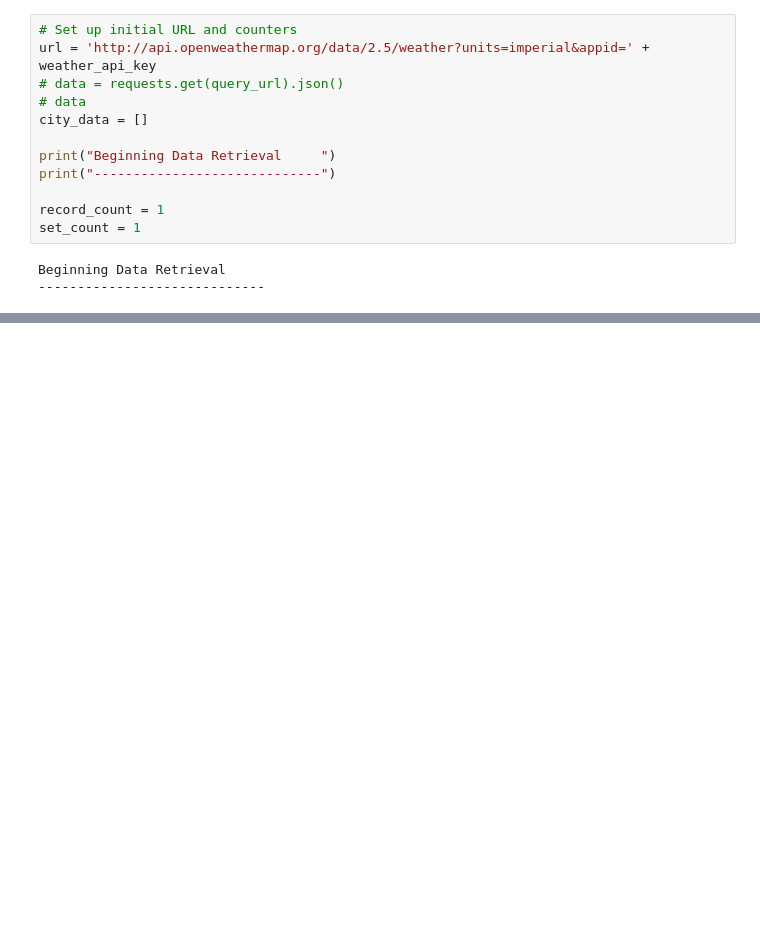
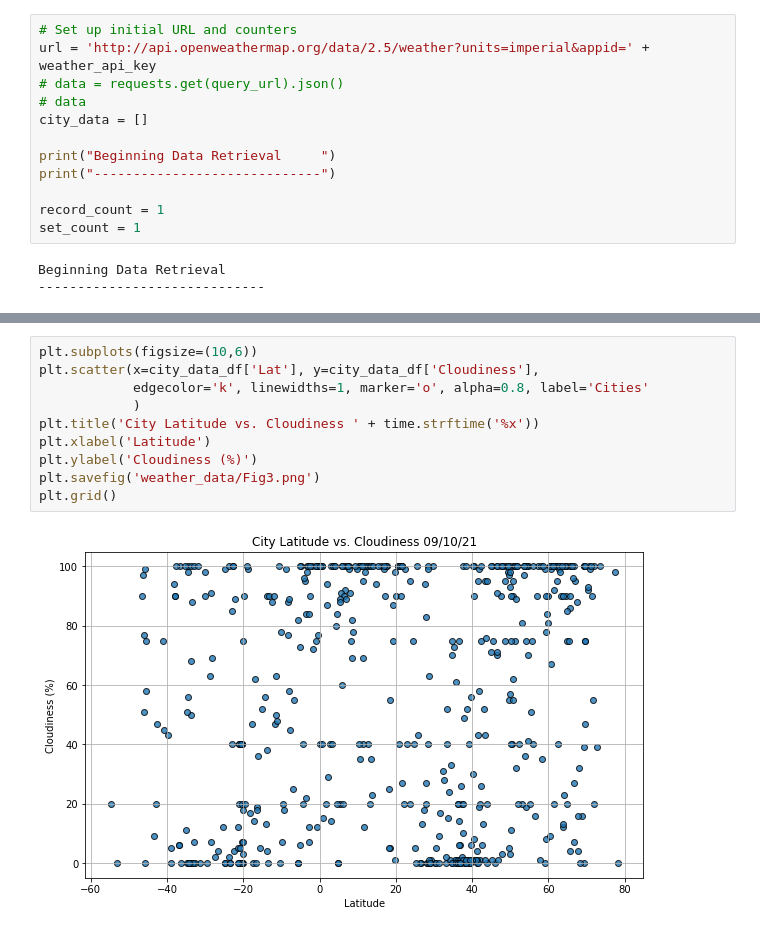
Before and after one commit to cdeanatx/World_Weather_Analysis, a Jupyter notebook: WeatherPy.ipynb, the cells around one changed output, grey strips where cells are left out. Saved outputs shown, nothing was run; the diff lists cells and outputs as text; blank space fills up the shorter version.

```diff
--- a/WeatherPy.ipynb
+++ b/WeatherPy.ipynb
@@ -125,0 +189,12 @@ len(city_data)
+# %%
+plt.subplots(figsize=(10,6))
+plt.scatter(x=city_data_df['Lat'], y=city_data_df['Cloudiness'],
+            edgecolor='k', linewidths=1, marker='o', alpha=0.8, label='Cities'
+            )
+plt.title('City Latitude vs. Cloudiness ' + time.strftime('%x'))
+plt.xlabel('Latitude')
+plt.ylabel('Cloudiness (%)')
+plt.savefig('weather_data/Fig3.png')
+plt.grid()
+# %% [output]
+[figure, added]
```
Also changed, not shown: parts of 19 cells of this notebook.
